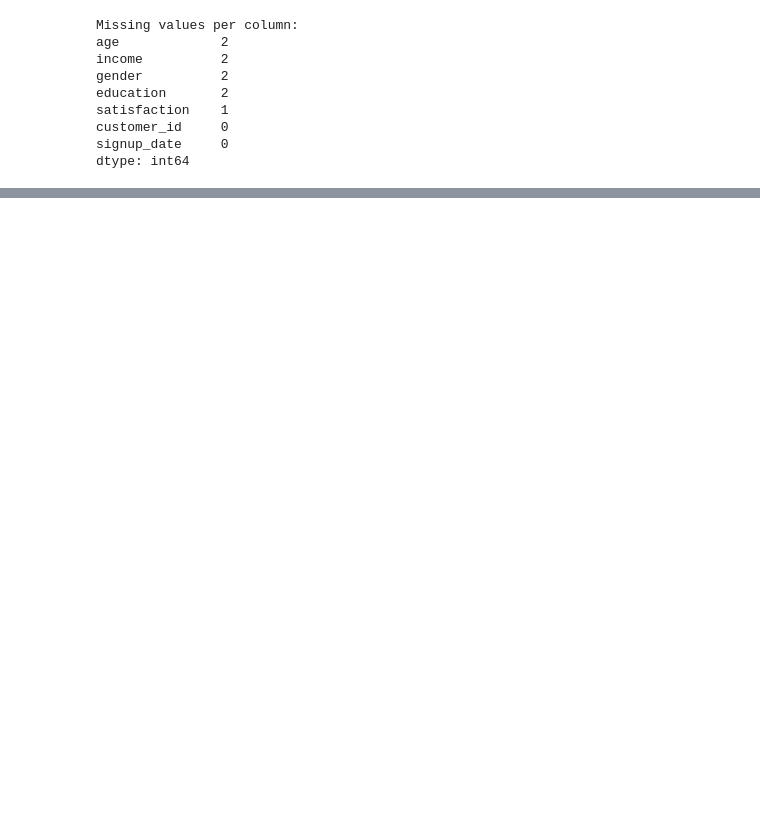
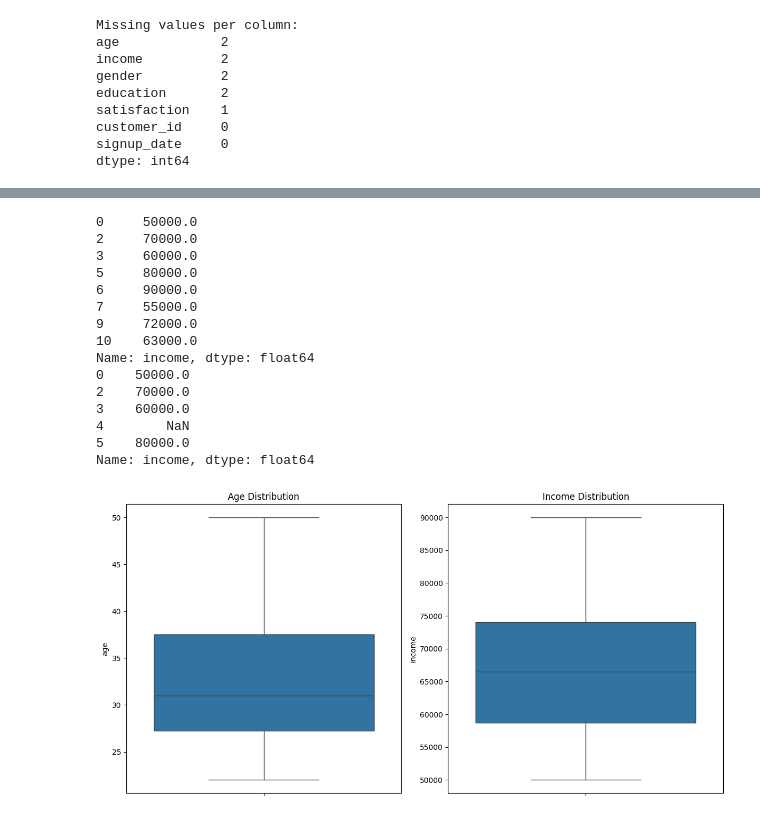
Before and after one commit to dwihujianto/ds, a Jupyter notebook: clean_data.ipynb, the cells around one changed output, grey strips where cells are left out. Saved outputs shown, nothing was run; the diff lists cells and outputs as text; code cells hidden in the pictures; blank space fills up the shorter version.

Commit message:
feat: ds clean duplicates, feature engineering, outliners, encode categorical var

```diff
--- a/clean_data.ipynb
+++ b/clean_data.ipynb
@@ -71,0 +81,12 @@ dtype: int64
+# %%
+# Step 4: Handle duplicates
+duplicates = df.duplicated().sum()
+print(f"Number of duplicate rows: {duplicates}")
+print("Before remove")
+print(df.head())
+if duplicates > 0:
+    df = df.drop_duplicates()
+    print("Duplicates removed")
+
+print("After remove")
+print(df.head())
@@ -71,0 +109,31 @@ dtype: int64
+# %%
+# Step 5: Check for outliers in numerical columns
+plt.figure(figsize=(12, 6))
+plt.subplot(1, 2, 1)
+sns.boxplot(y=df['age'].dropna())
+plt.title("Age Distribution")
+
+plt.subplot(1, 2, 2)
+print(df['income'].dropna())
+print(df['income'].head())
+sns.boxplot(y=df['income'].dropna())
+plt.title("Income Distribution")
+plt.tight_layout()
+plt.show()
+# %% [output]
+0     50000.0
+2     70000.0
+3     60000.0
+5     80000.0
+6     90000.0
+7     55000.0
+9     72000.0
+10    63000.0
+Name: income, dtype: float64
+0    50000.0
+2    70000.0
+3    60000.0
+4        NaN
+5    80000.0
+Name: income, dtype: float64
+[figure, added]
```
Also changed, not shown: parts of 7 cells of this notebook.
